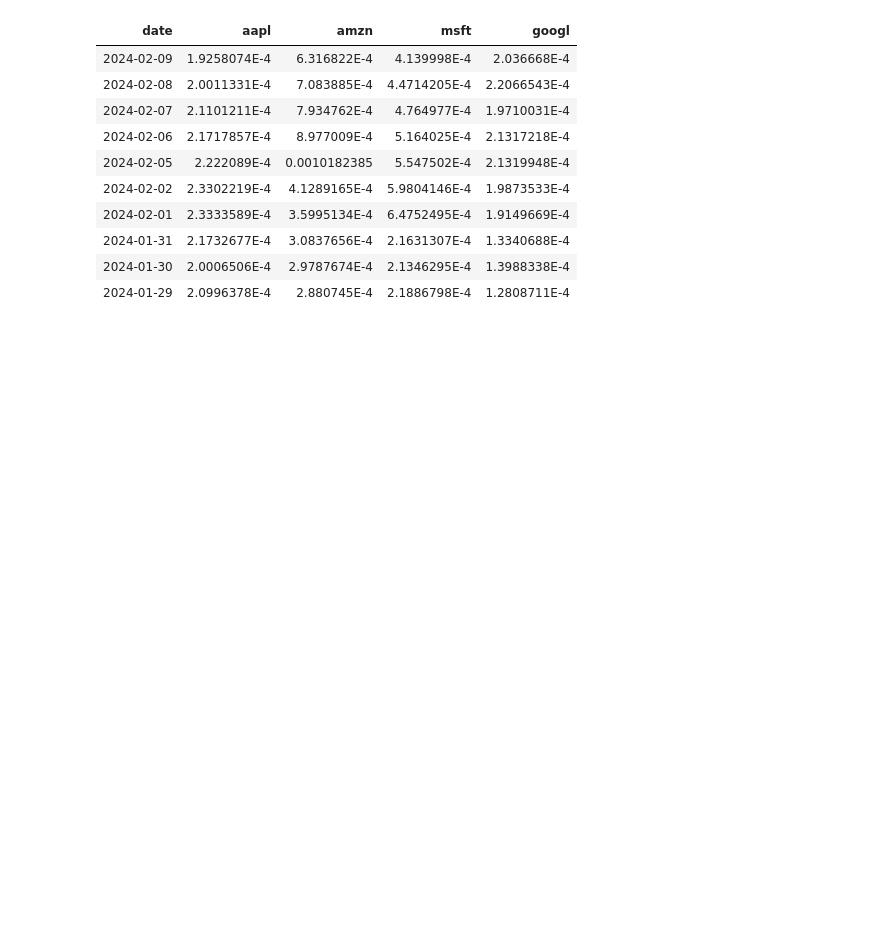
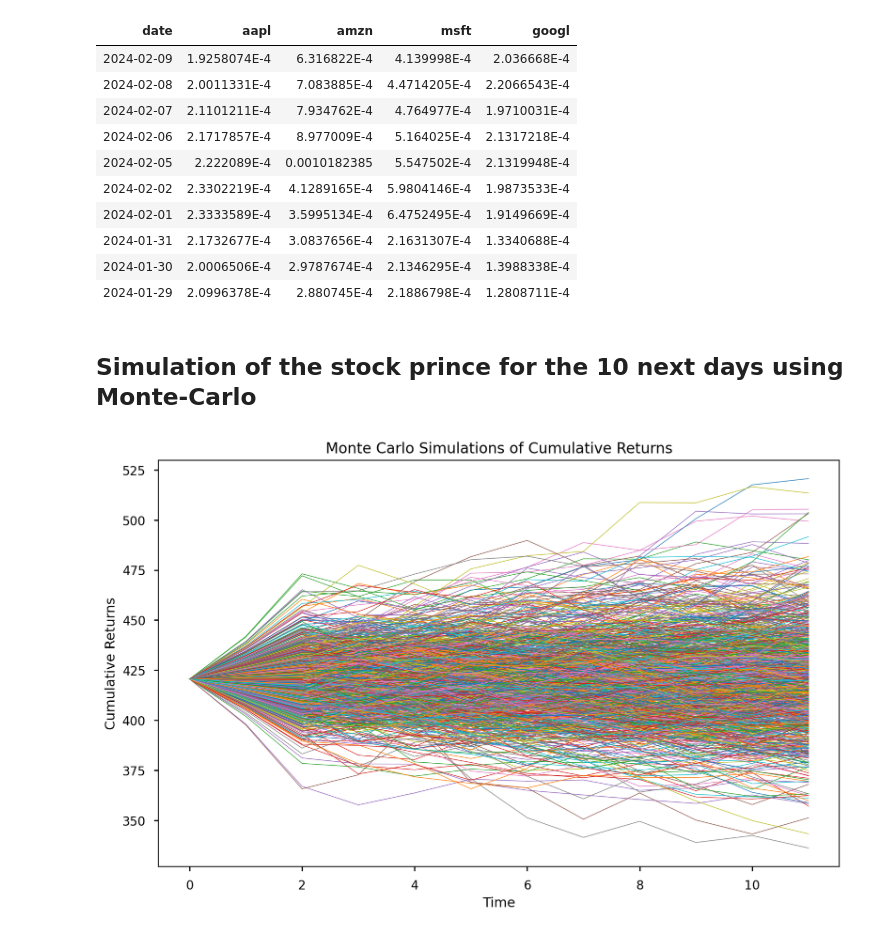
Before and after one commit to mus514/ML_Pipeline_Hub, a Jupyter notebook: sql_daily_table.ipynb, the cells around one changed output. Drawn from its saved outputs; the diff is of its cells as text; code cells hidden in the pictures; blank space fills up the shorter version.

Commit message:
simulation_prices

```diff
--- a/sql_daily_table.ipynb
+++ b/sql_daily_table.ipynb
@@ -270,3 +273,5 @@ LIMIT 10
 | 2024-01-31 | 2.1732677E-4 | 3.0837656E-4 | 2.1631307E-4 | 1.3340688E-4 |
 | 2024-01-30 | 2.0006506E-4 | 2.9787674E-4 | 2.1346295E-4 | 1.3988338E-4 |
 | 2024-01-29 | 2.0996378E-4 | 2.880745E-4 | 2.1886798E-4 | 1.2808711E-4 |
+# %% [markdown]
+## Simulation of the stock prince for the 10 next days using Monte-Carlo
@@ -272,0 +291,47 @@ LIMIT 10
+# %%
+#--------------------------------------------------------
+# Simultation of the prices for the 10 next days
+#--------------------------------------------------------
+
+# Set the number of days for the Monte Carlo simulation and the number of simulations
+days = 10
+n_sim = 1000
+
+# Iterate through each stock
+for stock in stocks:
+    # Extract historical returns for the current stock
+    r = returns[stock]
+
+    # Generate Monte Carlo simulations of future returns for the specified number of days and simulations
+    simret = forecast_return(r, days, n_sim)
+
+    # Get the last price of the stock
+    last_price = list(prices[stock])[-1]
+
+    # Calculate simulated prices using the cumulative sum of simulated returns
+    price = last_price * np.exp(np.cumsum(simret, axis=1))
+
+    # Convert simulated prices to a Spark DataFrame with the specified schema
+    df = spark.createDataFrame(price, schema)
+
+    # Define the table name for the Monte Carlo simulation results
+    table_name = f'{stock}_monte_carlo'
+
+    # Check if the table already exists in the Spark catalog
+    if spark.catalog.tableExists(f"{table_name}"):
+        # If the table exists, drop it
+        spark.sql(f"DROP TABLE {table_name}")
+        print(f'Dropped table: {table_name}')
+
+    # Create a new table with the simulated prices
+    df.write.format("parquet").saveAsTable(table_name)
+# %%
+# Plot the results
+plt.figure(figsize=(10, 6))
+plt.plot(price.T, linewidth=0.5)
+plt.xlabel('Time')
+plt.ylabel('Cumulative Returns')
+plt.title('Monte Carlo Simulations of Cumulative Returns')
+plt.show()
+# %% [output]
+[figure, added]
```
Also changed, not shown: parts of 4 cells of this notebook, 1 other file.
